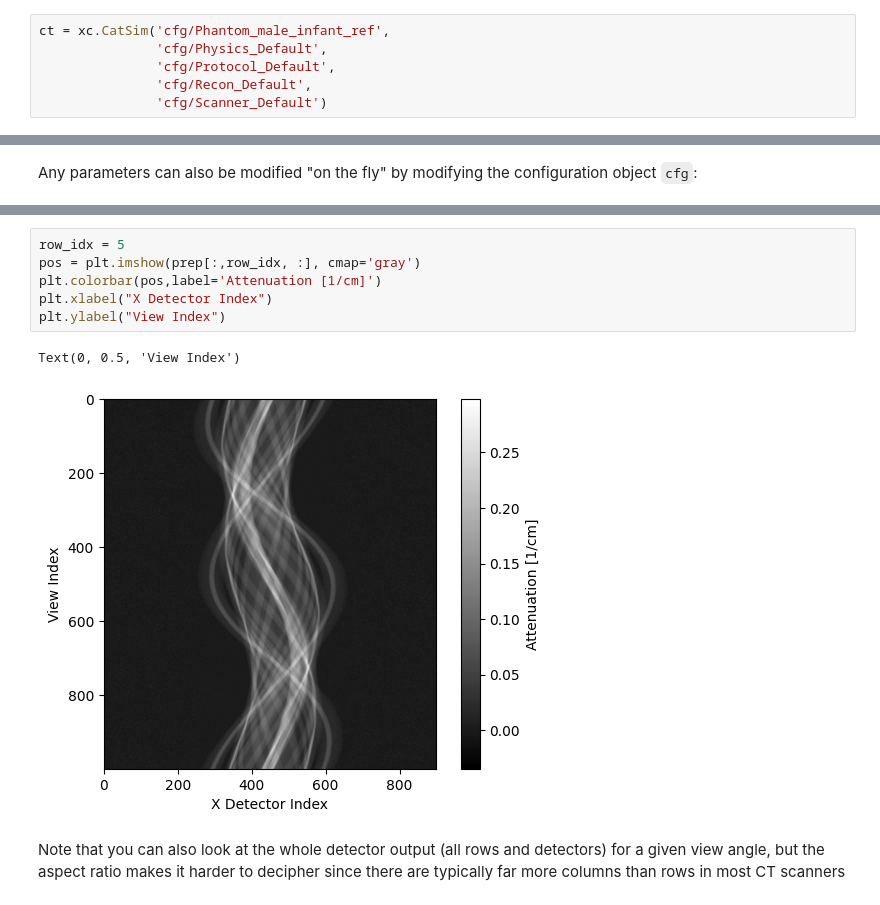
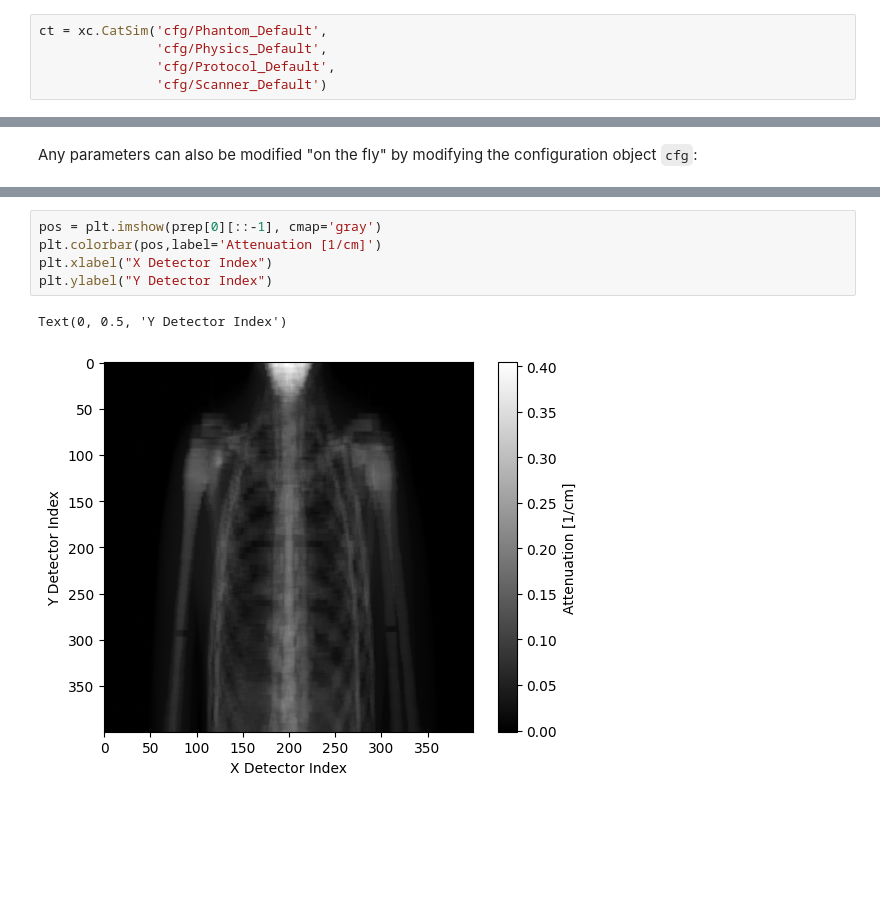
Before and after one commit to bnel1201/XCIST_demo, a Jupyter notebook: opensource_radiography_demo.ipynb, the cells around one changed output, grey strips where cells are left out. Saved outputs shown, nothing was run; the diff lists cells and outputs as text; blank space fills up the shorter version.

```diff
--- a/opensource_radiography_demo.ipynb
+++ b/opensource_radiography_demo.ipynb
@@ -402,10 +277,9 @@ scanner.detectorRowFillFraction = 0.9       # active fraction of each detector c
 scanner.eNoise = 3500.0                     # standard deviation of Gaussian electronic noise (in electrons)
 """)
 # %%
-ct = xc.CatSim('cfg/Phantom_male_infant_ref',
+ct = xc.CatSim('cfg/Phantom_Default',
                'cfg/Physics_Default',
                'cfg/Protocol_Default',
-               'cfg/Recon_Default',
                'cfg/Scanner_Default')
 # %%
 ct.resultsName = 'male_infant_test'
@@ -454,11 +318,8 @@ A common way of looking at CT projection data is as a sinogram, looking at one d
 # %%
-row_idx = 5
-pos = plt.imshow(prep[:,row_idx, :], cmap='gray')
+pos = plt.imshow(prep[0][::-1], cmap='gray')
 plt.colorbar(pos,label='Attenuation [1/cm]')
 plt.xlabel("X Detector Index")
-plt.ylabel("View Index")
+plt.ylabel("Y Detector Index")
 # %% [output]
-Text(0, 0.5, 'View Index')
+Text(0, 0.5, 'Y Detector Index')
-[figure, old version]
+[figure, new version]
-# %% [markdown]
-Note that you can also look at the whole detector output (all rows and detectors) for a given view angle, but the aspect ratio makes it harder to decipher since there are typically far more columns than rows in most CT scanners
```
Also changed, not shown: parts of 57 cells of this notebook.
